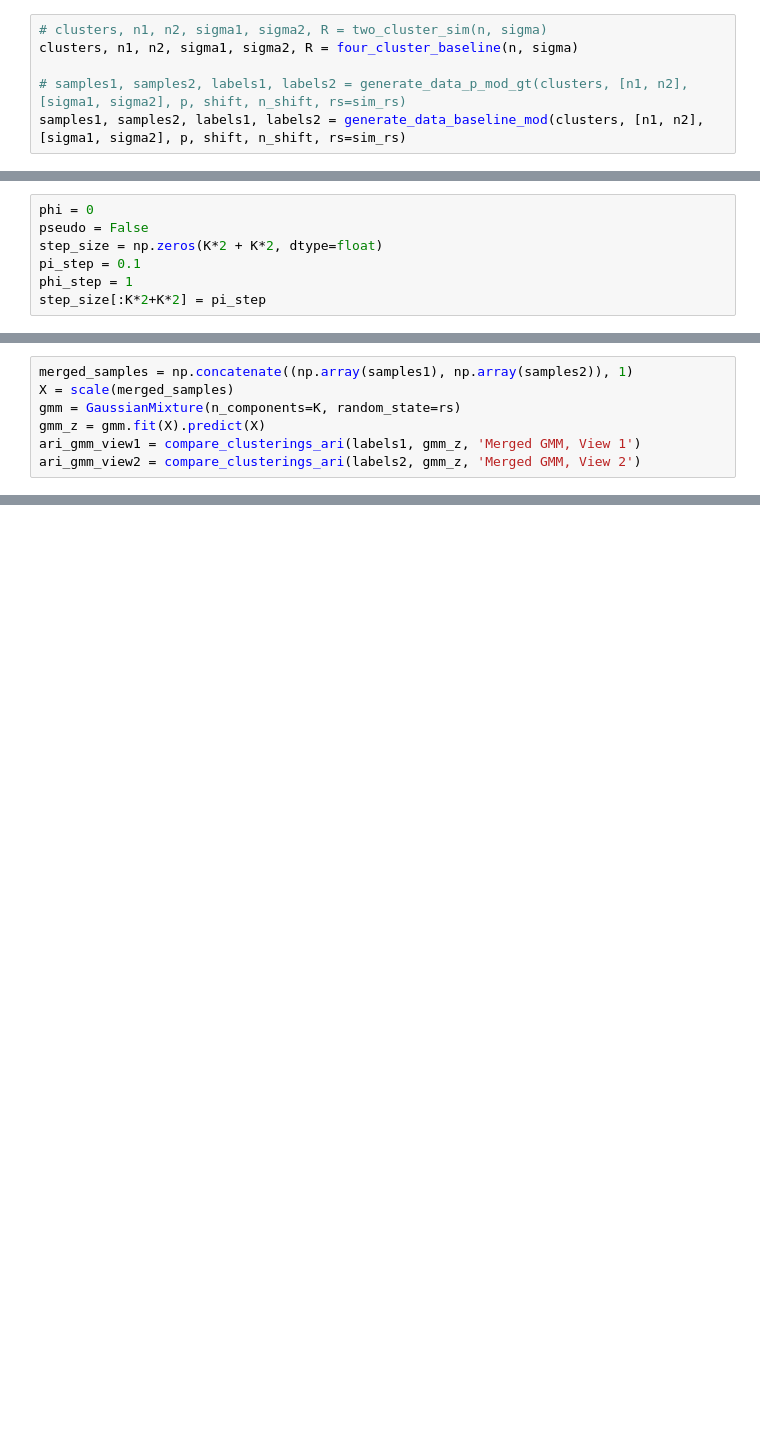
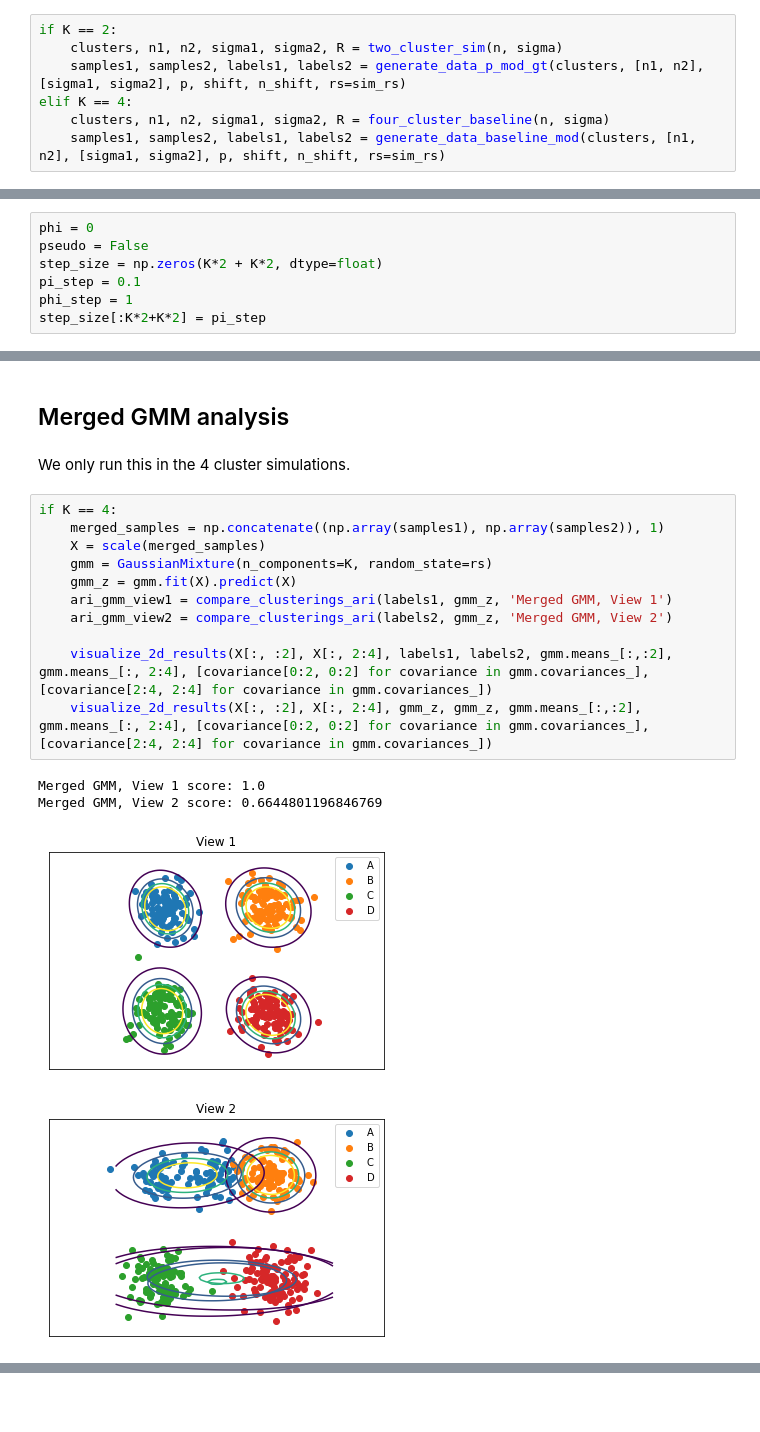
Before and after one commit to bshapiro/bmvc-paper, a Jupyter notebook: eval/simulations/Simulations.ipynb, the cells around one changed output, grey strips where cells are left out. Cells and saved outputs as stored; diff of their text form; blank space fills up the shorter version.

```diff
--- a/eval/simulations/Simulations.ipynb
+++ b/eval/simulations/Simulations.ipynb
@@ -36,8 +40,9 @@ pseudo = False  # whether to use pseudolikelihood
 # %%
-# clusters, n1, n2, sigma1, sigma2, R = two_cluster_sim(n, sigma)
-clusters, n1, n2, sigma1, sigma2, R = four_cluster_baseline(n, sigma)
-
-# samples1, samples2, labels1, labels2 = generate_data_p_mod_gt(clusters, [n1, n2], [sigma1, sigma2], p, shift, n_shift, rs=sim_rs)
-samples1, samples2, labels1, labels2 = generate_data_baseline_mod(clusters, [n1, n2], [sigma1, sigma2], p, shift, n_shift, rs=sim_rs)
+if K == 2:
+    clusters, n1, n2, sigma1, sigma2, R = two_cluster_sim(n, sigma)
+    samples1, samples2, labels1, labels2 = generate_data_p_mod_gt(clusters, [n1, n2], [sigma1, sigma2], p, shift, n_shift, rs=sim_rs)
+elif K == 4:
+    clusters, n1, n2, sigma1, sigma2, R = four_cluster_baseline(n, sigma)
+    samples1, samples2, labels1, labels2 = generate_data_baseline_mod(clusters, [n1, n2], [sigma1, sigma2], p, shift, n_shift, rs=sim_rs)
 # %%
 visualize_2d(clusters, clusters, samples1, samples2, labels1, labels2)
@@ -100,7 +180,20 @@ compare_clusterings_ari(labels2, model.zB, 'GMM View 2')
+# %% [markdown]
+## Merged GMM analysis
+# %% [markdown]
+We only run this in the 4 cluster simulations.
 # %%
-merged_samples = np.concatenate((np.array(samples1), np.array(samples2)), 1)
-X = scale(merged_samples)
-gmm = GaussianMixture(n_components=K, random_state=rs)
-gmm_z = gmm.fit(X).predict(X)
-ari_gmm_view1 = compare_clusterings_ari(labels1, gmm_z, 'Merged GMM, View 1')
-ari_gmm_view2 = compare_clusterings_ari(labels2, gmm_z, 'Merged GMM, View 2')
+if K == 4:
+    merged_samples = np.concatenate((np.array(samples1), np.array(samples2)), 1)
+    X = scale(merged_samples)
+    gmm = GaussianMixture(n_components=K, random_state=rs)
+    gmm_z = gmm.fit(X).predict(X)
+    ari_gmm_view1 = compare_clusterings_ari(labels1, gmm_z, 'Merged GMM, View 1')
+    ari_gmm_view2 = compare_clusterings_ari(labels2, gmm_z, 'Merged GMM, View 2')
+
+    visualize_2d_results(X[:, :2], X[:, 2:4], labels1, labels2, gmm.means_[:,:2], gmm.means_[:, 2:4], [covariance[0:2, 0:2] for covariance in gmm.covariances_], [covariance[2:4, 2:4] for covariance in gmm.covariances_])
+    visualize_2d_results(X[:, :2], X[:, 2:4], gmm_z, gmm_z, gmm.means_[:,:2], gmm.means_[:, 2:4], [covariance[0:2, 0:2] for covariance in gmm.covariances_], [covariance[2:4, 2:4] for covariance in gmm.covariances_])
+# %% [output]
+Merged GMM, View 1 score: 1.0
+Merged GMM, View 2 score: 0.6644801196846769
+[figure, added]
+[figure, added]
```
Also changed, not shown: parts of 16 cells of this notebook, 8 other files.
